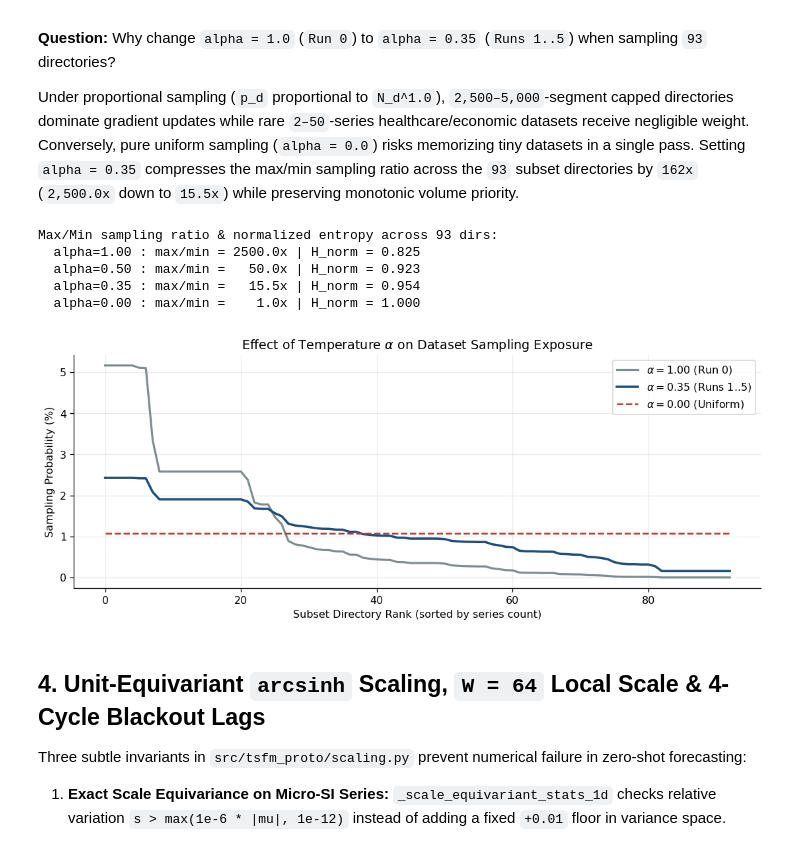
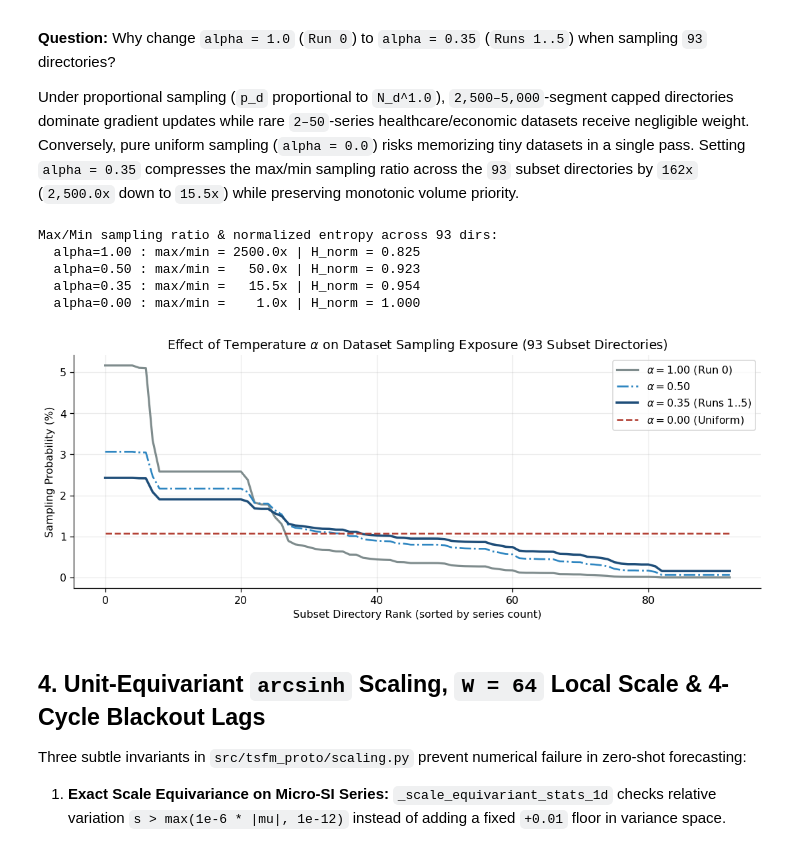
Before and after one commit to aldobattista/gifteval-tsfm-prototype, a Jupyter notebook: notebooks/01_data_pipeline_walkthrough.ipynb, the cells around one changed output. Saved outputs shown, nothing was run; the diff lists cells and outputs as text; code cells hidden in the pictures.

```diff
--- a/notebooks/01_data_pipeline_walkthrough.ipynb
+++ b/notebooks/01_data_pipeline_walkthrough.ipynb
@@ -215,35 +221,36 @@ p05 = store.sampling_probs(0.5)
 p035 = store.sampling_probs(0.35)
 p00 = store.sampling_probs(0.0)
 
 def _norm_entropy(p: np.ndarray) -> float:
     return float(-(p * np.log(p + 1e-12)).sum() / np.log(len(p)))
 
 print(
     f"Max/Min sampling ratio & normalized entropy across {len(counts)} dirs:\n"
     f"  alpha=1.00 : max/min = {p10.max()/p10.min():6.1f}x | H_norm = {_norm_entropy(p10):.3f}\n"
     f"  alpha=0.50 : max/min = {p05.max()/p05.min():6.1f}x | H_norm = {_norm_entropy(p05):.3f}\n"
     f"  alpha=0.35 : max/min = {p035.max()/p035.min():6.1f}x | H_norm = {_norm_entropy(p035):.3f}\n"
     f"  alpha=0.00 : max/min = {p00.max()/p00.min():6.1f}x | H_norm = {_norm_entropy(p00):.3f}"
 )
 
 fig, ax = plt.subplots(figsize=(9.5, 3.8), constrained_layout=True)
 order = np.argsort(counts)[::-1]
 x = np.arange(len(counts))
 ax.plot(x, p10[order] * 100.0, label=r"$\alpha = 1.00$ (Run 0)", lw=2.0, color="#7f8c8d")
+ax.plot(x, p05[order] * 100.0, label=r"$\alpha = 0.50$", lw=1.7, ls="-.", color="#2e86c1")
 ax.plot(x, p035[order] * 100.0, label=r"$\alpha = 0.35$ (Runs 1..5)", lw=2.2, color="#1f4e79")
 ax.plot(x, p00[order] * 100.0, label=r"$\alpha = 0.00$ (Uniform)", lw=1.6, ls="--", color="#b03a2e")
 ax.set_xlabel("Subset Directory Rank (sorted by series count)")
 ax.set_ylabel("Sampling Probability (%)")
-ax.set_title(r"Effect of Temperature $\alpha$ on Dataset Sampling Exposure")
+ax.set_title(rf"Effect of Temperature $\alpha$ on Dataset Sampling Exposure ({len(counts)} Subset Directories)")
 ax.legend()
 plt.show()
 # %% [output]
 Max/Min sampling ratio & normalized entropy across 93 dirs:
   alpha=1.00 : max/min = 2500.0x | H_norm = 0.825
   alpha=0.50 : max/min =   50.0x | H_norm = 0.923
   alpha=0.35 : max/min =   15.5x | H_norm = 0.954
   alpha=0.00 : max/min =    1.0x | H_norm = 1.000
-[figure, old version]
+[figure, new version]
 # %% [markdown]
 ## 4. Unit-Equivariant `arcsinh` Scaling, `W = 64` Local Scale & 4-Cycle Blackout Lags
 
```
Also changed, not shown: parts of 4 cells of this notebook, 26 other files.
